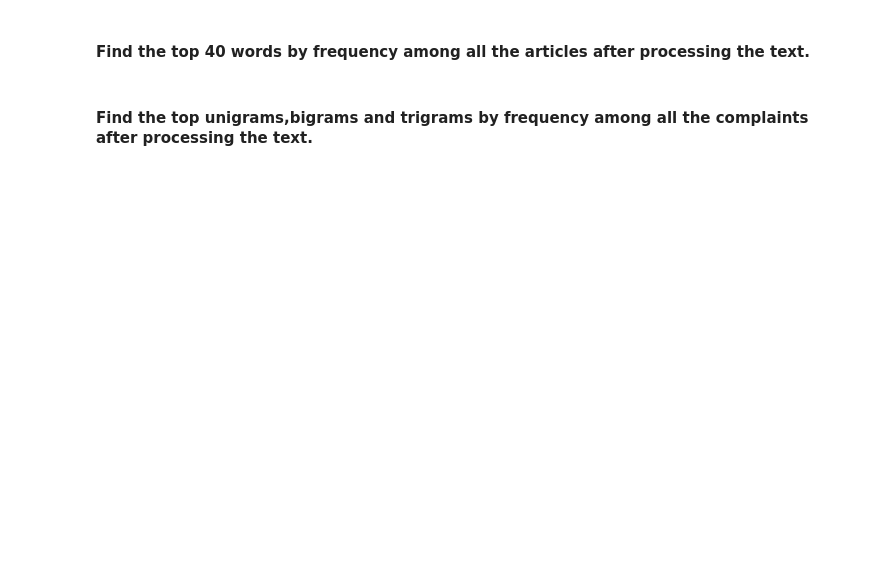
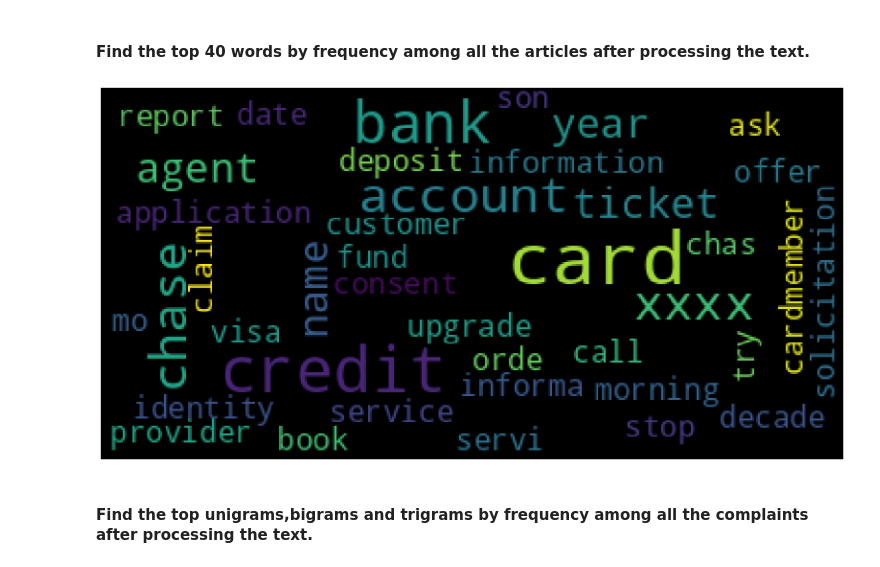
Before and after one commit to udaykirankavaturu/kaggle, a Jupyter notebook: complaint-ticket-classification-topic-modelling.ipynb, the cells around one changed output. Drawn from its saved outputs; the diff is of its cells as text; code cells hidden in the pictures; blank space fills up the shorter version.

```diff
--- a/complaint-ticket-classification-topic-modelling.ipynb
+++ b/complaint-ticket-classification-topic-modelling.ipynb
@@ -324,6 +331,19 @@ Write the code in this task to perform the following:
 #### Find the top 40 words by frequency among all the articles after processing the text.
 # %%
 #Using a word cloud find the top 40 words by frequency among all the articles after processing the text
+from wordcloud import WordCloud
+
+wordcloud = WordCloud(
+    max_words=40,
+    max_font_size=40
+).generate(str(df_clean['complaint_POS_removed']))
+
+fig = plt.figure(figsize=(20,15))
+plt.imshow(wordcloud)
+plt.axis('off')
+plt.show()
+# %% [output]
+[figure, added]
 # %%
 #Removing -PRON- from the text corpus
 df_clean['Complaint_clean'] = df_clean['complaint_POS_removed'].str.replace('-PRON-', '')
```
Also changed, not shown: parts of 24 cells of this notebook.
